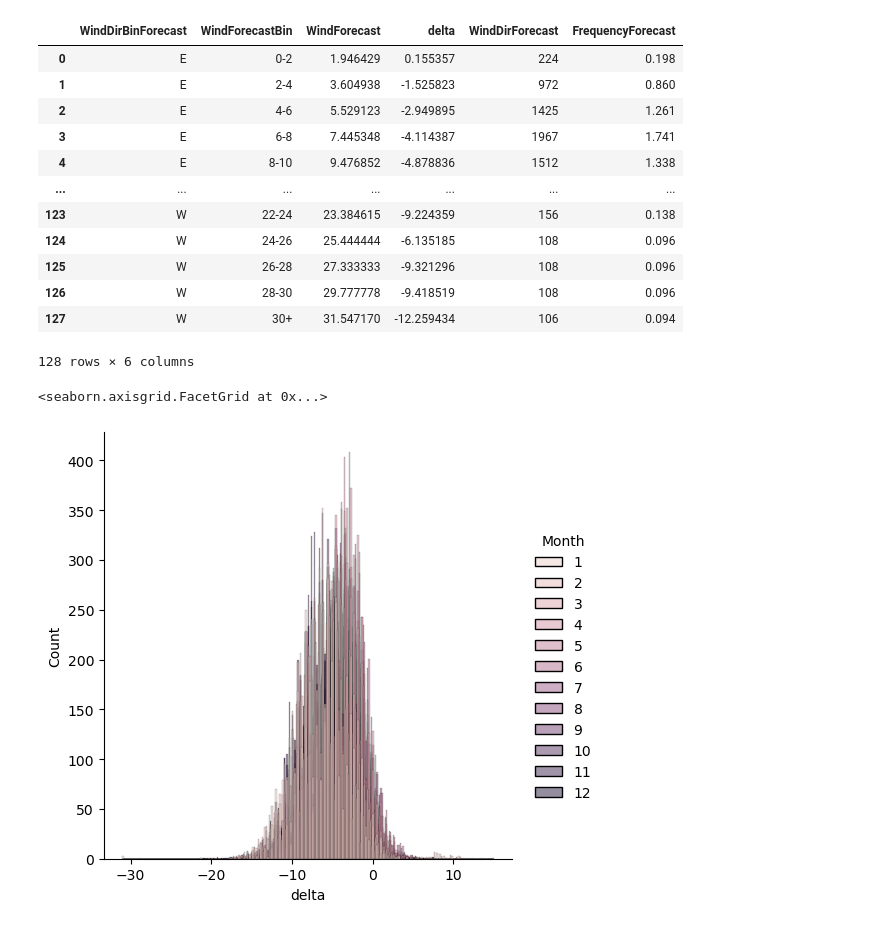
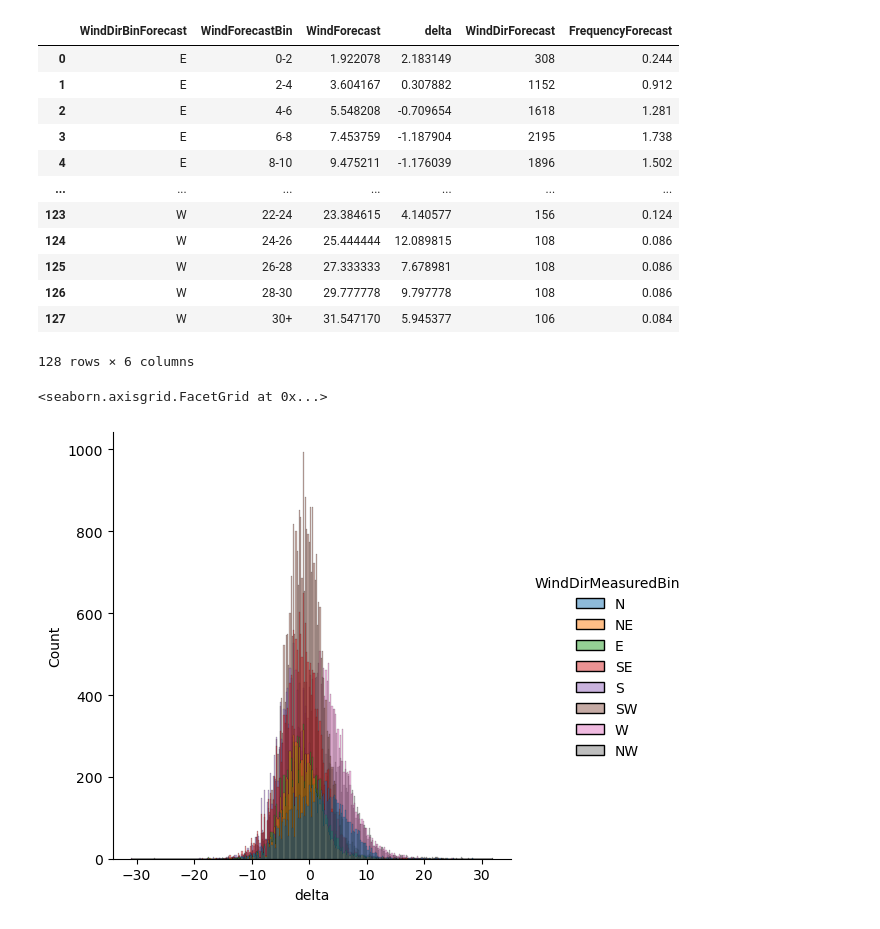
Before and after one commit to KrystianPi/WindPRO, a Jupyter notebook: eda.ipynb, the cells around one changed output. Drawn from its saved outputs; the diff is of its cells as text; code cells hidden in the pictures.

Commit message:
rewa data exploration

```diff
--- a/eda.ipynb
+++ b/eda.ipynb
@@ -30,7 +29,7 @@ engine = create_engine(db_url)
 connection = engine.connect()
 # %%
 # Specify the SQL query to retrieve data from a table
-query = "SELECT * FROM joined_wind_data"
+query = "SELECT * FROM joined_rewa"
 
 # Use Pandas to read data from the database into a DataFrame
 df = pd.read_sql(query, connection)
@@ -97,17 +96,17 @@ aggregated_data_measured
 aggregated_data_forecast
 # %% [output]
 |  | WindDirBinForecast | WindForecastBin | WindForecast | delta | WindDirForecast | FrequencyForecast |
-| 0 | E | 0-2 | 1.946429 | 0.155357 | 224 | 0.198 |
-| 1 | E | 2-4 | 3.604938 | -1.525823 | 972 | 0.860 |
-| 2 | E | 4-6 | 5.529123 | -2.949895 | 1425 | 1.261 |
-| 3 | E | 6-8 | 7.445348 | -4.114387 | 1967 | 1.741 |
-| 4 | E | 8-10 | 9.476852 | -4.878836 | 1512 | 1.338 |
+| 0 | E | 0-2 | 1.922078 | 2.183149 | 308 | 0.244 |
+| 1 | E | 2-4 | 3.604167 | 0.307882 | 1152 | 0.912 |
+| 2 | E | 4-6 | 5.548208 | -0.709654 | 1618 | 1.281 |
+| 3 | E | 6-8 | 7.453759 | -1.187904 | 2195 | 1.738 |
+| 4 | E | 8-10 | 9.475211 | -1.176039 | 1896 | 1.502 |
 | ... | ... | ... | ... | ... | ... | ... |
-| 123 | W | 22-24 | 23.384615 | -9.224359 | 156 | 0.138 |
-| 124 | W | 24-26 | 25.444444 | -6.135185 | 108 | 0.096 |
-| 125 | W | 26-28 | 27.333333 | -9.321296 | 108 | 0.096 |
-| 126 | W | 28-30 | 29.777778 | -9.418519 | 108 | 0.096 |
-| 127 | W | 30+ | 31.547170 | -12.259434 | 106 | 0.094 |
+| 123 | W | 22-24 | 23.384615 | 4.140577 | 156 | 0.124 |
+| 124 | W | 24-26 | 25.444444 | 12.089815 | 108 | 0.086 |
+| 125 | W | 26-28 | 27.333333 | 7.678981 | 108 | 0.086 |
+| 126 | W | 28-30 | 29.777778 | 9.797778 | 108 | 0.086 |
+| 127 | W | 30+ | 31.547170 | 5.945377 | 106 | 0.084 |
 128 rows × 6 columns
 # %%
 # Create a wind rose plot
@@ -125,7 +124,7 @@ fig.update_layout(width=1600, height=800)
 fig.show()
 # %%
 df['Month'].astype('category')
-sns.displot(data=df, x='delta', hue='Month', kind='hist')
+sns.displot(data=df, x='delta', hue='WindDirMeasuredBin', kind='hist')
 # %% [output]
 <seaborn.axisgrid.FacetGrid at 0x...>
-[figure, old version]
+[figure, new version]
```
Also changed, not shown: parts of 9 cells of this notebook.
